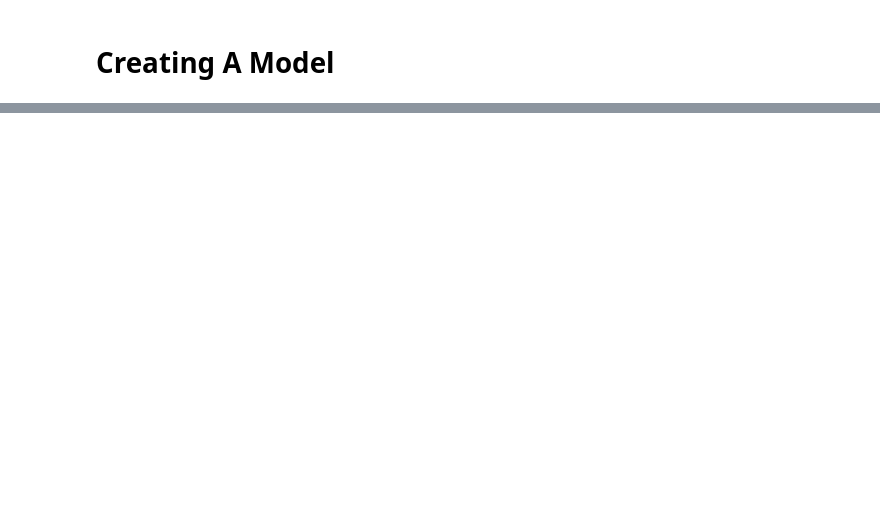
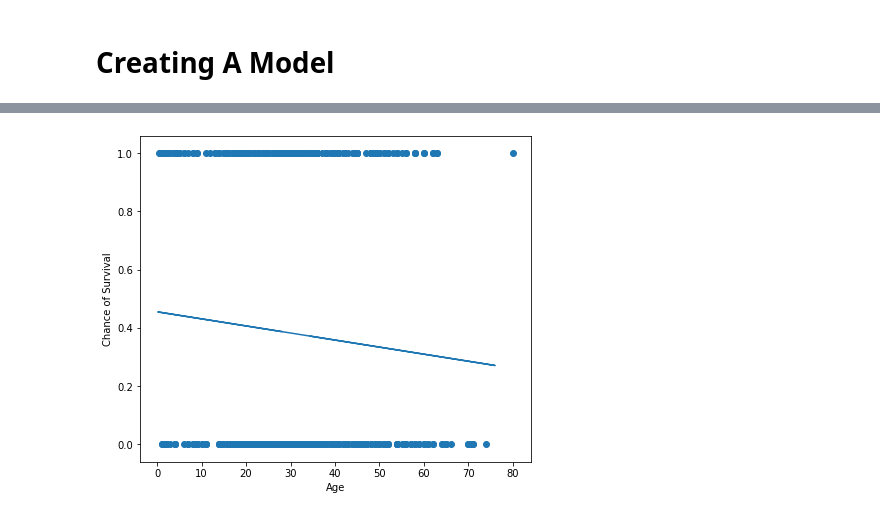
Before and after one commit to CharlieNData/titanic, a Jupyter notebook: titanic.ipynb, the cells around one changed output, grey strips where cells are left out. Drawn from its saved outputs; the diff is of its cells as text; code cells hidden in the pictures; blank space fills up the shorter version.

Commit message:
added linear regression model

```diff
--- a/titanic.ipynb
+++ b/titanic.ipynb
@@ -127,0 +96,4 @@ from sklearn import preprocessing
+# %%
+titanic_full_cln['Relatives'] = titanic_full_cln['SibSp'] + titanic_full_cln['Parch']
+titanic_full_cln = titanic_full_cln.drop(['SibSp', 'Parch'], axis=1)
+titanic_full_cln
@@ -129,0 +118,5 @@ from sklearn import preprocessing
+# %%
+# Isolate desired features in separate DataFrame
+titanic_train = titanic_full_cln[:891]
+titanic_test = titanic_full_cln[891:]
+titanic_train
@@ -129,0 +137,28 @@ from sklearn import preprocessing
+# %%
+from sklearn import linear_model
+
+# Generate linear model object
+regr = linear_model.LinearRegression()
+
+linear_feature = 'Age'
+
+train_series = titanic_train[[linear_feature]]
+test_series = titanic_test[[linear_feature]]
+
+regr.fit(train_series, train_outcomes)
+
+test_preds = regr.predict(test_series)
+
+plt.figure(figsize=(7, 6))
+ax = plt.axes()
+ax.scatter(train_series, train_outcomes)
+ax.plot(test_series, test_preds)
+
+ax.set_xlabel(linear_feature)
+ax.set_ylabel('Chance of Survival')
+
+ax.axis('tight')
+
+plt.show()
+# %% [output]
+[figure, added]
```
Also changed, not shown: parts of 11 cells of this notebook.
